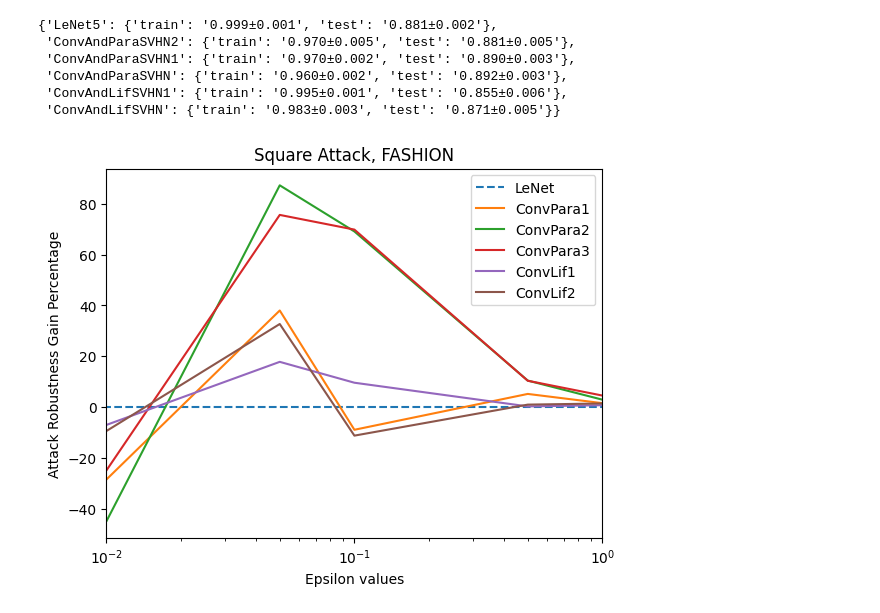
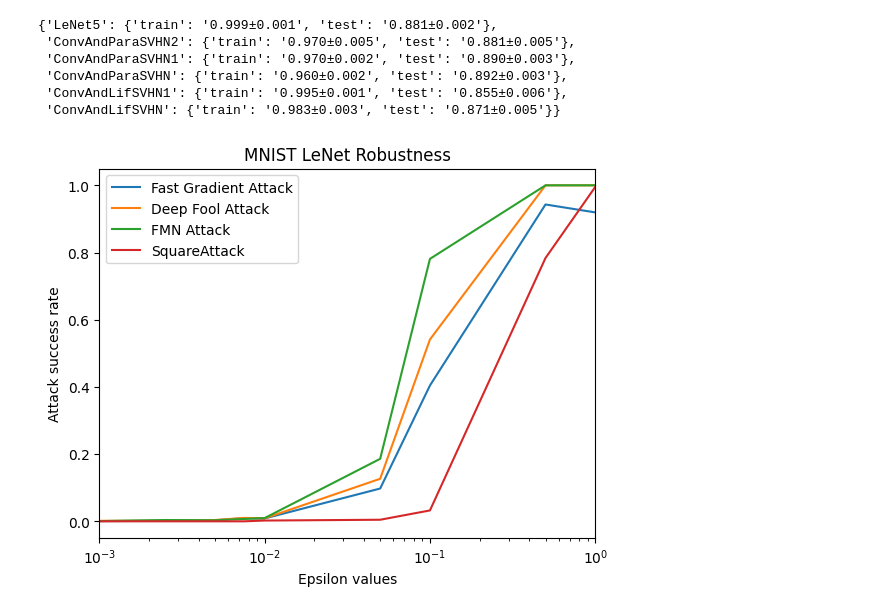
Before and after one commit to suessflorian/biological-neurons, a Jupyter notebook: Baseline Models/robustness_results.ipynb, the cells around one changed output. Saved outputs shown, nothing was run; the diff lists cells and outputs as text; code cells hidden in the pictures.

```diff
--- a/Baseline Models/robustness_results.ipynb
+++ b/Baseline Models/robustness_results.ipynb
@@ -208,10 +241,10 @@ class CSVPlot():
 
         return None
 # %%
-test = CSVPlot('mnist', './full-conv-train-results/fashion_robust_res.txt')
-test.plotRobustnessPerEpsilon(3)
+test = CSVPlot('mnist', './full-conv-train-results/mnist_robust_res.txt')
+test.plotRobustnessPerModel('LeNet')
 # %% [output]
-[figure, old version]
+[figure, new version]
 # %%
 dataset_name = ['mnist','fashion','kmnist','svhn']
 dataset_path = ['/full-conv-train-results/mnist_res.txt', 'full-conv-train-results/fashion_res.txt', \
```
Also changed, not shown: parts of 3 cells of this notebook, 3 other files.
